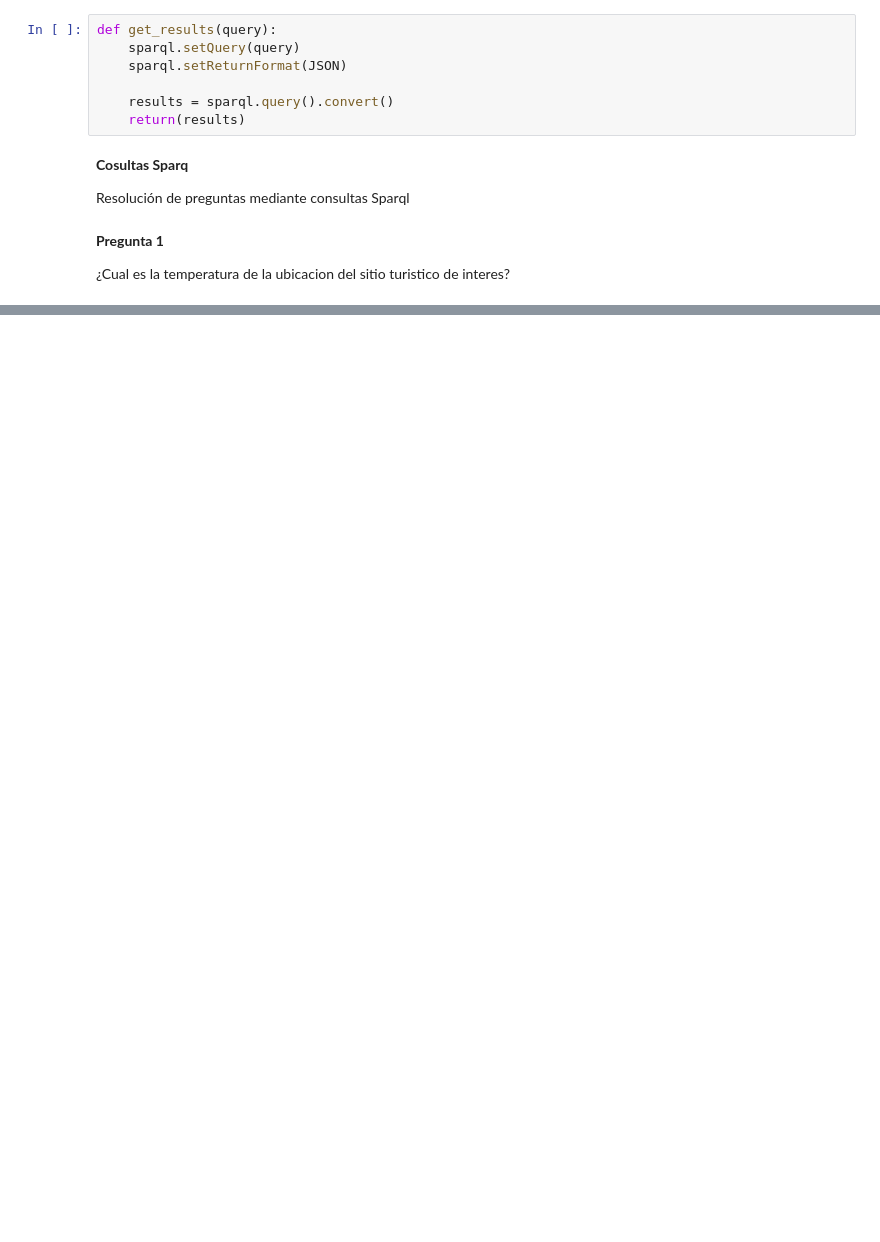
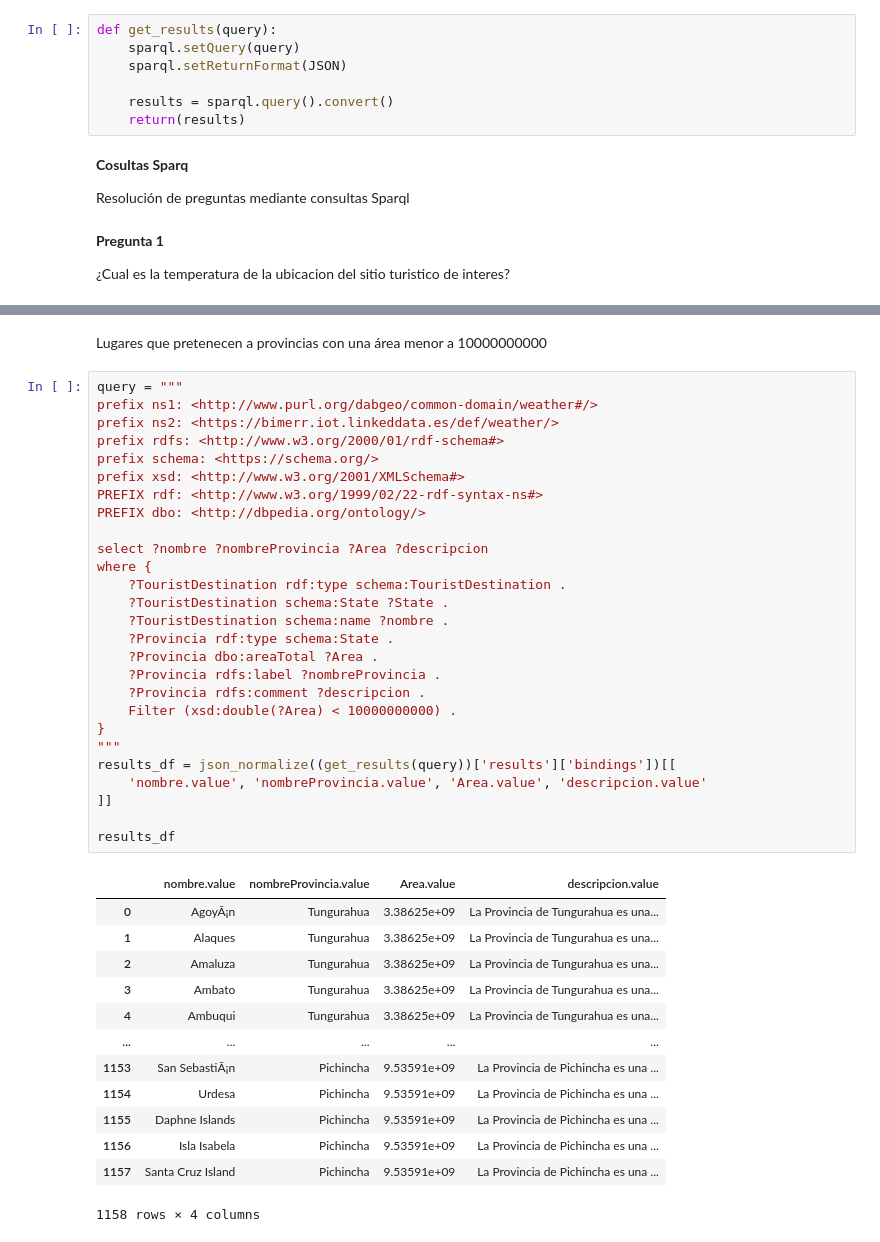
Before and after one commit to dpmerino/SBCApis, a Jupyter notebook: ConsultasSparq.ipynb, the cells around one changed output, grey strips where cells are left out. Drawn from its saved outputs; the diff is of its cells as text; blank space fills up the shorter version.

```diff
--- a/ConsultasSparq.ipynb
+++ b/ConsultasSparq.ipynb
@@ -99,0 +289,43 @@ results_df
+# %% [markdown]
+Lugares que pretenecen a provincias con una área menor a 10000000000
+# %%
+query = """
+prefix ns1: <http://www.purl.org/dabgeo/common-domain/weather#/>
+prefix ns2: <https://bimerr.iot.linkeddata.es/def/weather/>
+prefix rdfs: <http://www.w3.org/2000/01/rdf-schema#>
+prefix schema: <https://schema.org/>
+prefix xsd: <http://www.w3.org/2001/XMLSchema#>
+PREFIX rdf: <http://www.w3.org/1999/02/22-rdf-syntax-ns#>
+PREFIX dbo: <http://dbpedia.org/ontology/>
+
+select ?nombre ?nombreProvincia ?Area ?descripcion
+where {
+    ?TouristDestination rdf:type schema:TouristDestination .
+    ?TouristDestination schema:State ?State .
+    ?TouristDestination schema:name ?nombre .
+    ?Provincia rdf:type schema:State .
+    ?Provincia dbo:areaTotal ?Area .
+    ?Provincia rdfs:label ?nombreProvincia .
+    ?Provincia rdfs:comment ?descripcion .
+    Filter (xsd:double(?Area) < 10000000000) .
+}
+"""
+results_df = json_normalize((get_results(query))['results']['bindings'])[[
+    'nombre.value', 'nombreProvincia.value', 'Area.value', 'descripcion.value'
+]]
+
+results_df
+# %% [output]
+|  | nombre.value | nombreProvincia.value | Area.value | descripcion.value |
+| 0 | AgoyÃ¡n | Tungurahua | 3.38625e+09 | La Provincia de Tungurahua es una... |
+| 1 | Alaques | Tungurahua | 3.38625e+09 | La Provincia de Tungurahua es una... |
+| 2 | Amaluza | Tungurahua | 3.38625e+09 | La Provincia de Tungurahua es una... |
+| 3 | Ambato | Tungurahua | 3.38625e+09 | La Provincia de Tungurahua es una... |
+| 4 | Ambuqui | Tungurahua | 3.38625e+09 | La Provincia de Tungurahua es una... |
+| ... | ... | ... | ... | ... |
+| 1153 | San SebastiÃ¡n | Pichincha | 9.53591e+09 | La Provincia de Pichincha es una ... |
+| 1154 | Urdesa | Pichincha | 9.53591e+09 | La Provincia de Pichincha es una ... |
+| 1155 | Daphne Islands | Pichincha | 9.53591e+09 | La Provincia de Pichincha es una ... |
+| 1156 | Isla Isabela | Pichincha | 9.53591e+09 | La Provincia de Pichincha es una ... |
+| 1157 | Santa Cruz Island | Pichincha | 9.53591e+09 | La Provincia de Pichincha es una ... |
+1158 rows × 4 columns
```
Also changed, not shown: parts of 12 cells of this notebook, 4 other files.
